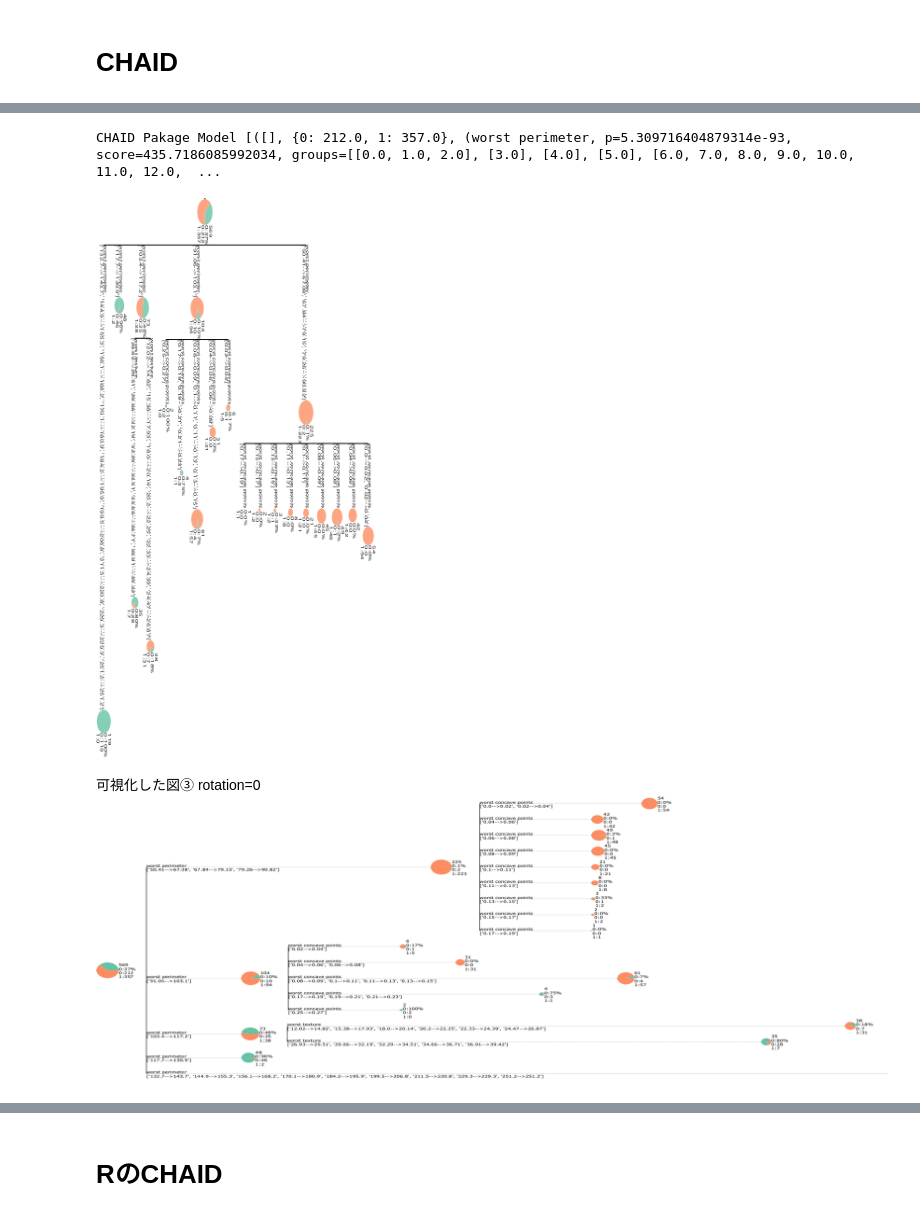
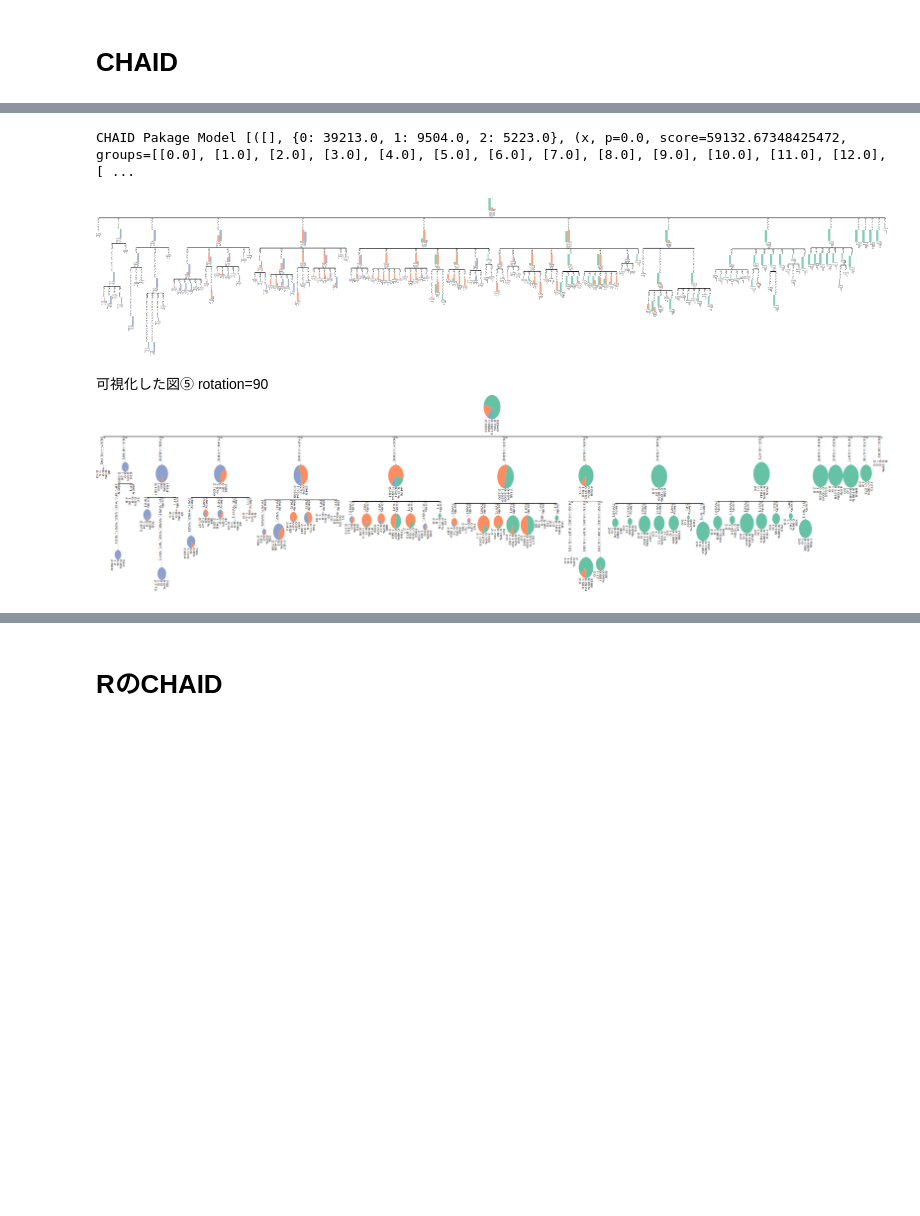
Before and after one commit to R-K-DataAnalyst/qiita_code, a Jupyter notebook: Qiita記事用_CART_CHAID_Visualization.ipynb, the cells around one changed output, grey strips where cells are left out. Cells and saved outputs as stored; diff of their text form; code cells hidden in the pictures; blank space fills up the shorter version.

Commit message:
add chaid

```diff
--- a/Qiita記事用_CART_CHAID_Visualization.ipynb
+++ b/Qiita記事用_CART_CHAID_Visualization.ipynb
@@ -294,17 +392,18 @@ tree.render("%%inline", tree_style=ts, h=400, w=1200)
 # %%
 # 質的データがある時のCART可視化
 # 今回は一部のデータが質的データと仮定
-df_add = df.copy()
+df_add = dfle.copy()
 # ビニングにより順序尺度データに変換
 bin_dict = {}  # 各カラムのビニング後の値とビニング前の数値の幅を辞書化する
 dtype_arr = {}  # 各カラムのデータ型指定（'object'=質的データ。その他=連続値。）
-category_cols = colx[:25]  # 今回は5つのカラムが質的データと仮定
-continuous_cols = colx[25:]  # 残りのカラムが量的データと仮定
-for i, col in enumerate(np.concatenate([category_cols,continuous_cols])):
-    if col in category_cols:
+category_cols = category_cols
+bin_cols = colx[6:]  # 今回はx,y,zのカラムも質的データと仮定
+continuous_cols = colx[3:6]  # 残りのカラムが量的データと仮定
+for i, col in enumerate(np.concatenate([category_cols,continuous_cols,bin_cols])):
+    if col in bin_cols:
         dtype_arr[col] = 'object'
         # 1次元クラスタリングで順序尺度化
-        est = KBinsDiscretizer(n_bins=15, strategy="kmeans", encode='ordinal')
+        est = KBinsDiscretizer(n_bins=5, strategy="kmeans", encode='ordinal')
         bins_ = est.fit_transform(df_add[col].to_numpy().reshape(-1, 1))
         df_add[col] = bins_
         binmast = pd.DataFrame({'org':df[col].to_numpy(), 'bins':bins_.reshape(-1)})
@@ -315,9 +414,15 @@ for i, col in enumerate(np.concatenate([category_cols,continuous_cols])):
         bin_dict_val = {row['bins']:row['ranges'] for index, row in binmast.iterrows()}
         bin_dict[col] = bin_dict_val
     else:
-        dtype_arr[col] = 'number'
-        bin_dict[col] = ''
+        if col in category_cols:
+            dtype_arr[col] = 'object'
+            bin_dict[col] = ''
+        else:
+            dtype_arr[col] = 'number'
+            bin_dict[col] = ''
+
 print(dtype_arr)
+bin_dict.update(le_list)  # ラベルマスタ
 print(bin_dict)
 display(df_add.head())
 # %% [output]
@@ -333,5 +437,5 @@ display(df_add.head())
 # %%
 # 学習
-clf = DecisionTreeClassifier(min_samples_split=100, max_depth=5, random_state=0)
+clf = DecisionTreeClassifier(min_samples_split=100, max_depth=4, random_state=0)
 clf.fit(df_add[colx].to_numpy(), df_add[coly].to_numpy())
 # %% [output]
@@ -341,12 +445,12 @@ obj_unique = np.sort(df_add[coly].unique())
 tree = makeTreeEte3CART(clf, colx, obj_unique
                         , le_list_rename=bin_dict
                         , dtype_arr=dtype_arr
-                        , fsize=100, height=400, width=1200, rotation=0
+                        , fsize=200, height=1000, width=1200, rotation=90, node_face_type='bar'
                         , name='sklearn_CARTbin')  # sklearn_CARTbin.svgが保存される
 
 # Jupyter上に可視化(Jupyter上だとテキストが表示されない場合がある。保存したファイルにはテキストがあるはず。)
 ts = TreeStyle()
 ts.show_leaf_name = True
-ts.rotation = 0
-tree.render("%%inline", tree_style=ts, h=400, w=1200)
+ts.rotation = 90
+tree.render("%%inline", tree_style=ts, h=1000, w=1200)
 # %% [output]
@@ -506,24 +633,28 @@ def makeTreeEte3CHAID(tree_model, obj_unique, le_list_rename=None, fsize=100, he
     return tree
 # %%
 # CHAIDパッケージによりモデル構築
-types_dic = dict(zip(colx, ['ordinal'] * len(colx)))  # すべての変数が順序尺度と指定
-tree_model2 = chaidTree.from_pandas_df(df_add, types_dic, coly)  # モデル構築
+types_dic = dict(zip(colx[3:], ['ordinal'] * len(colx[3:])))  # 一部の変数が順序尺度と指定
+types_dic2 = dict(zip(colx[:3], ['nominal'] * len(colx[:3])))  # 一部の変数が順序尺度と指定
+types_dic.update(types_dic2)  # dfのカラムの順番と揃えておく必要はある？一応揃えてはいる。
+# print(types_dic)
+# モデル構築
+tree_model2 = chaidTree.from_pandas_df(df_add, types_dic, coly, max_depth=3)
 obj_unique = np.sort(df_add[coly].unique())
 tree = makeTreeEte3CHAID(tree_model2, obj_unique, le_list_rename=bin_dict
-                         , fsize=400, height=300, width=600
-                         , diameter=100, rotation=0
+                         , fsize=1000, height=300, width=1500
+                         , diameter=50, rotation=90, node_face_type='bar'
                          , name='CHAIDpackage_CHAID')  # CHAIDpackage_CHAID.svgが保存される
 # Jupyter上に可視化(Jupyter上だとテキストが表示されない場合がある。保存したファイルにはテキストがあるはず。)
 ts = TreeStyle()
 ts.show_leaf_name = True
 ts.rotation = 90
-tree.render("%%inline", tree_style=ts, h=600, w=300)
+tree.render("%%inline", tree_style=ts, h=300, w=1500, dpi=250)
 # %% [output]
-CHAID Pakage Model [([], {0: 212.0, 1: 357.0}, (worst perimeter, p=5.309716404879314e-93, score=435.7186085992034, groups=[[0.0, 1.0, 2.0], [3.0], [4.0], [5.0], [6.0, 7.0, 8.0, 9.0, 10.0, 11.0, 12.0,  ...
+CHAID Pakage Model [([], {0: 39213.0, 1: 9504.0, 2: 5223.0}, (x, p=0.0, score=59132.67348425472, groups=[[0.0], [1.0], [2.0], [3.0], [4.0], [5.0], [6.0], [7.0], [8.0], [9.0], [10.0], [11.0], [12.0], [ ...
-[figure, old version]
+[figure, new version]
 # %% [markdown]
-可視化した図③  rotation=0
-![image.png](attachment:d9757237-7bf4-4f2e-88e1-61690105b9bb.png)
+可視化した図⑤ rotation=90
+![image.png](attachment:faa09179-c48b-4fad-8158-704e9ff3a7a2.png)
 # %%
 # sklearn2pmml パッケージのCHAIDClassifierによりモデル構築
 # このCHAIDのwrapperでは順序尺度を選択できない（名義尺度のみ）
```
Also changed, not shown: parts of 30 cells of this notebook, 1 other file.
